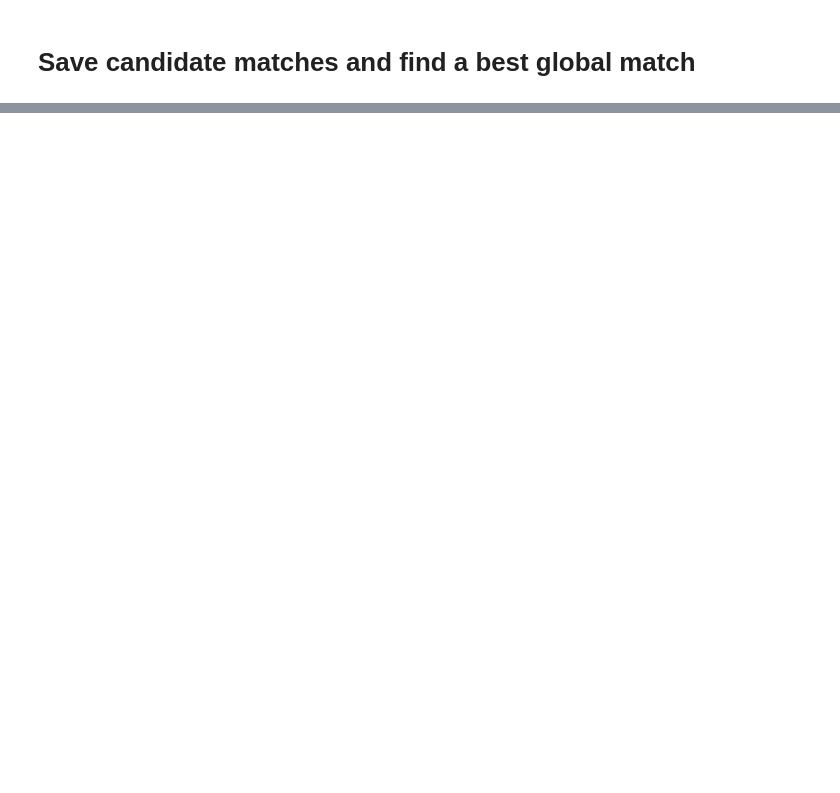
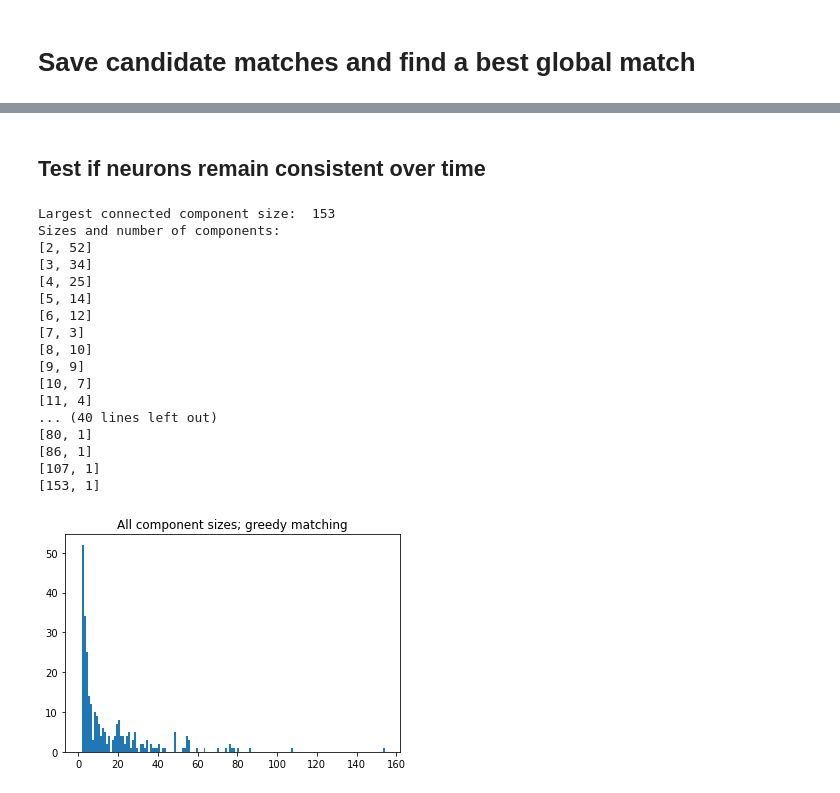
Before and after one commit to ch9nuk9/wbfm, a Jupyter notebook: example-feature-workflow/feature_alignment/bipartite_matching_tests.ipynb, the cells around one changed output, grey strips where cells are left out. Drawn from its saved outputs; the diff is of its cells as text; code cells hidden in the pictures; blank space fills up the shorter version.

```diff
--- a/example-feature-workflow/feature_alignment/bipartite_matching_tests.ipynb
+++ b/example-feature-workflow/feature_alignment/bipartite_matching_tests.ipynb
@@ -24,11 +28,14 @@ btf_fname_red = os.path.join(bigtiff_folder, btf_fname_red)
 # %%
 # Same opt for both
 opt = {'start_frame':0,
-       'num_frames':2,
-       'verbose':0}
+       'num_frames':500,
+       'verbose':0,
+      'save_candidate_matches':True,
+       'add_affine_to_candidates':True}
 
 p = PreprocessingSettings()
 p.do_filtering=False
 p.do_rigid_alignment=True
 p.do_mini_max_projection=True
-new_matches, new_conf, new_frames = track_neurons_full_video(btf_fname_red, **opt, preprocessing_settings=p)
+out = track_neurons_full_video(btf_fname_red, **opt, preprocessing_settings=p)
+new_matches, new_conf, new_frames, candidates = out
@@ -34,0 +49,19 @@ new_matches, new_conf, new_frames = track_neurons_full_video(btf_fname_red, **op
+# %%
+# Combine the candidate matches
+bp_candidates = defaultdict(list)
+for key in tqdm(new_matches):
+    # Concatenate matches
+    tmp_matches = defaultdict(int)
+    for m_and_w in new_matches[key]:
+        m = (m_and_w[0], m_and_w[1])
+        # Default value of 0
+        tmp_matches[m] += m_and_w[-1]
+    # Convert back to list
+    for k, v in tmp_matches.items():
+        bp_candidates[key].append([k[0],k[1],v])
+
+# Apply bipartite matching
+bp_match_dict = {}
+for key in tqdm(new_matches):
+    bp_matches = calc_bipartite_matches(bp_candidates[key])
+    bp_match_dict[key] = bp_matches
@@ -34,0 +179,4 @@ new_matches, new_conf, new_frames = track_neurons_full_video(btf_fname_red, **op
+# %% [markdown]
+## Test if neurons remain consistent over time
+# %%
+DG_greedy = build_digraph_from_matches(new_matches, new_conf, verbose=0)
@@ -34,0 +189,32 @@ new_matches, new_conf, new_frames = track_neurons_full_video(btf_fname_red, **op
+# %%
+%matplotlib inline
+thresh = 0.0
+
+G = get_subgraph_with_strong_weights(DG_greedy, thresh)
+big_G, all_sz = calc_connected_components(G, False)
+plt.hist([z for z in all_sz if z > 1], bins=list(range(1,max(all_sz)+2)));
+plt.title('All component sizes; greedy matching')
+
+[vals, counts] = np.unique(all_sz, return_counts=True)
+print("Sizes and number of components:")
+for v, c in zip(vals, counts):
+      print([v, c])
+# %% [output]
+Largest connected component size:  153
+Sizes and number of components:
+[2, 52]
+[3, 34]
+[4, 25]
+[5, 14]
+[6, 12]
+[7, 3]
+[8, 10]
+[9, 9]
+[10, 7]
+[11, 4]
+... (40 lines left out)
+[80, 1]
+[86, 1]
+[107, 1]
+[153, 1]
+[figure, added]
```
Also changed, not shown: parts of 23 cells of this notebook, 4 other files.
